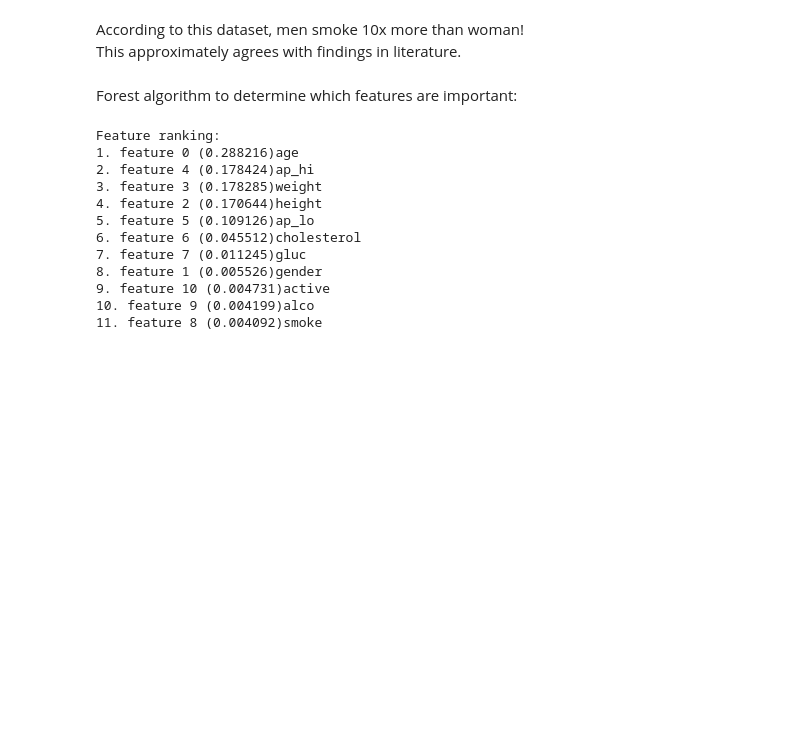
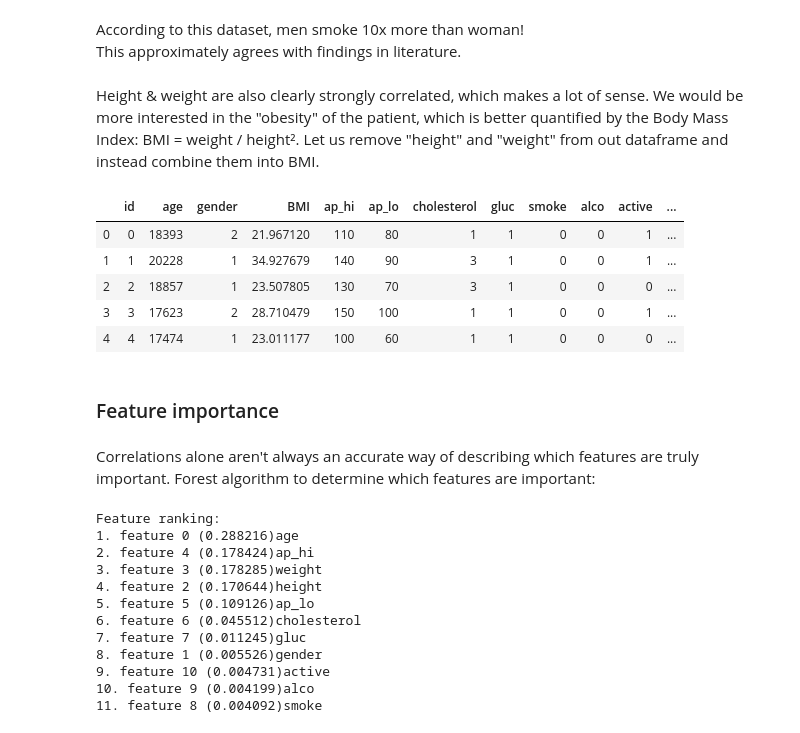
Before and after one commit to itsyaboii1337/Data_Science_Alliance, a Jupyter notebook: Analysing_Medical_Data.ipynb, the cells around one changed output. Drawn from its saved outputs; the diff is of its cells as text; code cells hidden in the pictures; blank space fills up the shorter version.

```diff
--- a/Analysing_Medical_Data.ipynb
+++ b/Analysing_Medical_Data.ipynb
@@ -169 +238,4 @@ When plaque builds up in the arties that supply oxygen to the heart, the heart w
+# %%
+#Fix the negative values
+df['ap_hi'] = abs(df['ap_hi'])
 # %% [markdown]
@@ -179,5 +251,5 @@ Interestingly, the strongest correlations in this dataset are not related to car
 
 **side quest:** Especially the last correlation is interesting. Which gender smokes most? How big is this difference?
 # %%
-df = data[['gender','smoke']]
+GS = df[['gender','smoke']]
 # %%
@@ -192,8 +264,27 @@ female smokers: 0.893%
 # %% [markdown]
 According to this dataset, men smoke 10x more than woman!<br>
 This approximately agrees with findings in literature.
+# %% [markdown]
+Height & weight are also clearly strongly correlated, which makes a lot of sense. We would be more interested in the "obesity" of the patient, which is better quantified by the Body Mass Index: BMI = weight / height². Let us remove "height" and "weight" from out dataframe and instead combine them into BMI.
+# %%
+df['weight'] = df['weight'] / (df['height']/100)**2
+
+df = df.rename(columns = {"weight": "BMI"})
+
+df = df.drop(columns=['height'])
+# %%
+df.head()
+# %% [output]
+|  | id | age | gender | BMI | ap_hi | ap_lo | cholesterol | gluc | smoke | alco | active | ... |
+| 0 | 0 | 18393 | 2 | 21.967120 | 110 | 80 | 1 | 1 | 0 | 0 | 1 | ... |
+| 1 | 1 | 20228 | 1 | 34.927679 | 140 | 90 | 3 | 1 | 0 | 0 | 1 | ... |
+| 2 | 2 | 18857 | 1 | 23.507805 | 130 | 70 | 3 | 1 | 0 | 0 | 0 | ... |
+| 3 | 3 | 17623 | 2 | 28.710479 | 150 | 100 | 1 | 1 | 0 | 0 | 1 | ... |
+| 4 | 4 | 17474 | 1 | 23.011177 | 100 | 60 | 1 | 1 | 0 | 0 | 0 | ... |
+# %% [markdown]
+### Feature importance
 # %% [markdown]
-Forest algorithm to determine which features are important:
+Correlations alone aren't always an accurate way of describing which features are truly important. Forest algorithm to determine which features are important:
 # %%
 train_X = data.iloc[:,1:-1]
 train_y = data.iloc[:,-1]
```
Also changed, not shown: parts of 29 cells of this notebook.
